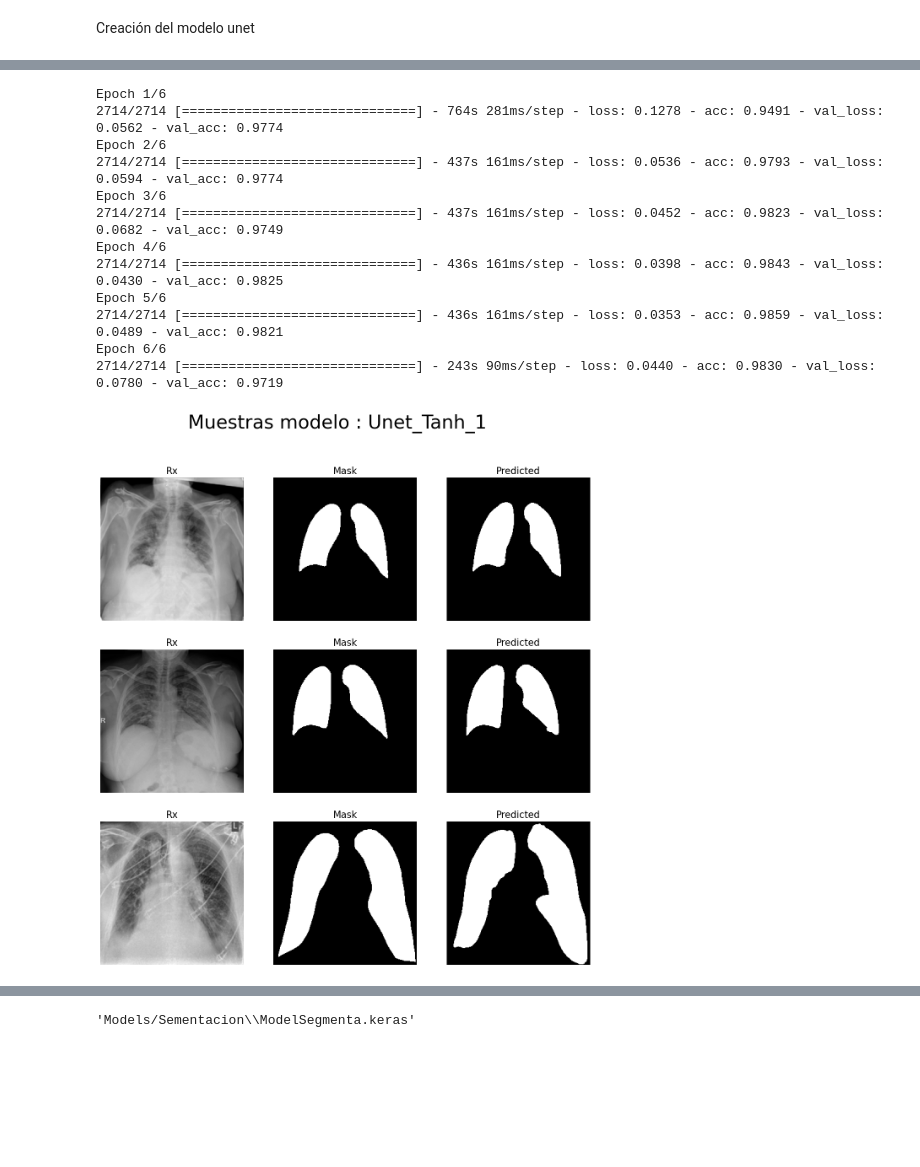
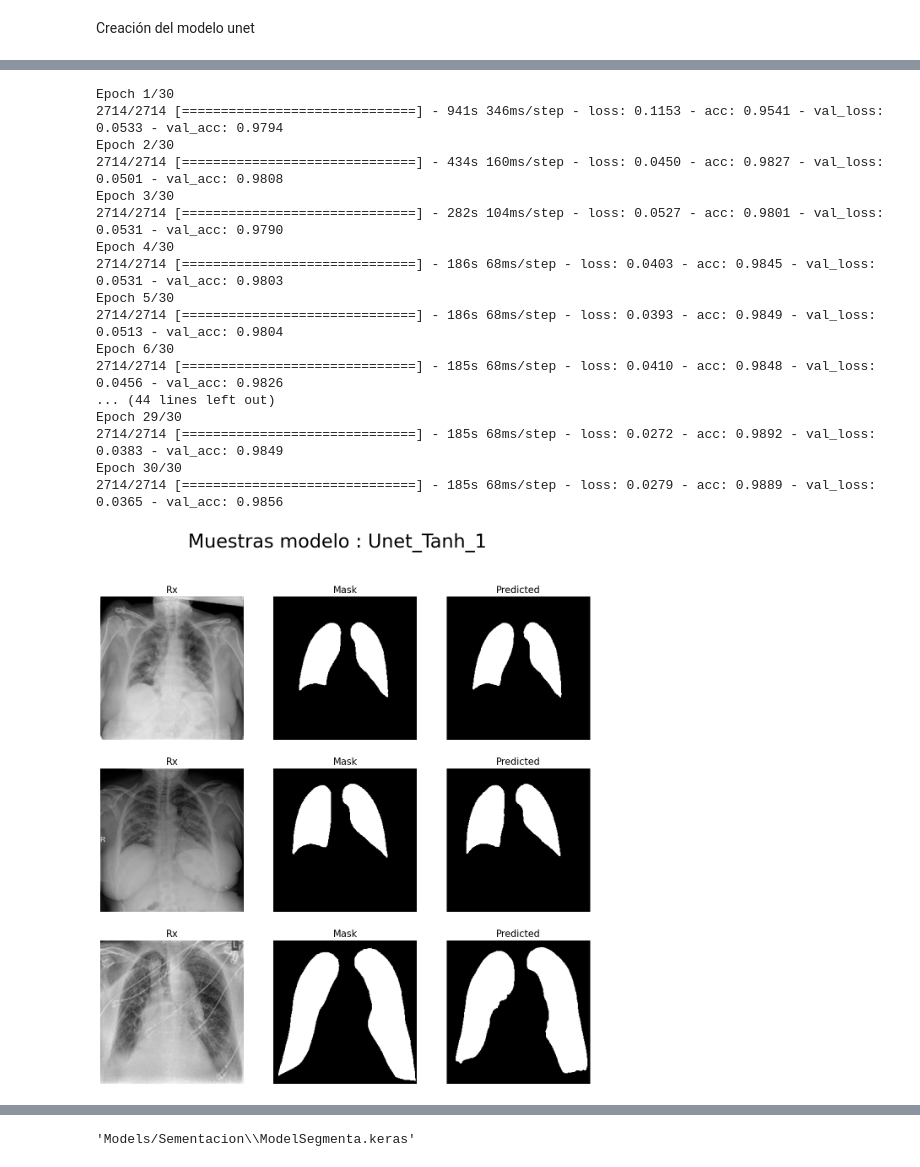
Before and after one commit to JardiGarci/CovidClassification, a Jupyter notebook: TrainingUnet.ipynb, the cells around one changed output, grey strips where cells are left out. Cells and saved outputs as stored; diff of their text form; code cells hidden in the pictures; blank space fills up the shorter version.

```diff
--- a/TrainingUnet.ipynb
+++ b/TrainingUnet.ipynb
@@ -77,11 +77,11 @@ model_name_all = []
 # %%
 model_name =  'Unet_Sigmoid_1'      # Nombre del modelo
 image_size = 256                    # Tamano de las imágenes
-batch_size = 6                      # Tamano del batch
+batch_size = 8                      # Tamano del batch
 f = [64, 128, 256, 512, 1024]       # Numéro de capas convolucionales
 activation = 'sigmoid'              # Función de activación
 adam_value = 0.00005                # Valor Adam
-epochs = 6                         # Número de épocas
+epochs = 30                         # Número de épocas
 Adam = keras.optimizers.Adam(learning_rate=adam_value)
 
 # Generación de datos a partir de función
@@ -167,7 +172,7 @@ batch_size = 8                      # Tamano del batch
 f = [64, 128, 256, 512, 1024]       # Numéro de capas convolucionales
 activation = 'sigmoid'              # Función de activación
 adam_value = 0.00001                # Valor Adam
-epochs = 6                         # Número de épocas
+epochs = 30                         # Número de épocas
 Adam = keras.optimizers.Adam(learning_rate=adam_value)
 
 # Generación de datos a partir de función
@@ -253,7 +263,7 @@ batch_size = 8                      # Tamano del batch
 f = [64, 128, 256, 512, 1024]       # Numéro de capas convolucionales
 activation = 'tanh'              # Función de activación
 adam_value = 0.00005                # Valor Adam
-epochs = 6                         # Número de épocas
+epochs = 30                         # Número de épocas
 Adam = keras.optimizers.Adam(learning_rate=adam_value)
 
 # Generación de datos a partir de función
@@ -292,46 +302,51 @@ my_file.write(f" Valor Adam : {adam_value:,.6f}\n")
 my_file.write(f" Tiempo de entrenamiento : {fin-inicio:,.2f} segundos\n")
 my_file.write(f" Valor de precisión en el conjunto de validación : {history.history['val_acc'][-1]} \n")
 my_file.write(f" Valor de perdida en el conjunto de validación : {history.history['val_loss'][-1]} \n")
 my_file.close()
 
 # Imagen con ejemplos de predicciones
 plt.figure(figsize= [15,15])
 plt.suptitle(f"Muestras modelo : {model_name}", fontsize = 32)
 for i in range(3):
     x,y = train_gen.__getitem__(i)
     y_predicted = model.predict(x,verbose = 0)
 
     plt.subplot( 3 , 3 , i * 3 + 1)
     plt.axis("off")
     plt.title("Rx", fontsize = 16)
     plt.imshow(x[0,:,:,0], cmap="gray")
 
     plt.subplot( 3 , 3 , i * 3 + 2)
     plt.axis("off")
     plt.title("Mask", fontsize = 16)
     plt.imshow(y[0,:,:,0], cmap="gray")
 
     plt.subplot( 3 , 3 , i * 3 + 3)
     plt.axis("off")
     plt.title("Predicted", fontsize = 16)
     plt.imshow(y_predicted[0,:,:,0] > 0.5, cmap="gray")
 
 path_save_img = os.path.join(path_save, model_name + '.png') # Guardado del modelo
 plt.savefig(path_save_img, bbox_inches='tight')
 # %% [output]
-Epoch 1/6
-2714/2714 [==============================] - 764s 281ms/step - loss: 0.1278 - acc: 0.9491 - val_loss: 0.0562 - val_acc: 0.9774
-Epoch 2/6
-2714/2714 [==============================] - 437s 161ms/step - loss: 0.0536 - acc: 0.9793 - val_loss: 0.0594 - val_acc: 0.9774
-Epoch 3/6
-2714/2714 [==============================] - 437s 161ms/step - loss: 0.0452 - acc: 0.9823 - val_loss: 0.0682 - val_acc: 0.9749
-Epoch 4/6
-2714/2714 [==============================] - 436s 161ms/step - loss: 0.0398 - acc: 0.9843 - val_loss: 0.0430 - val_acc: 0.9825
-Epoch 5/6
-2714/2714 [==============================] - 436s 161ms/step - loss: 0.0353 - acc: 0.9859 - val_loss: 0.0489 - val_acc: 0.9821
-Epoch 6/6
-2714/2714 [==============================] - 243s 90ms/step - loss: 0.0440 - acc: 0.9830 - val_loss: 0.0780 - val_acc: 0.9719
+Epoch 1/30
+2714/2714 [==============================] - 941s 346ms/step - loss: 0.1153 - acc: 0.9541 - val_loss: 0.0533 - val_acc: 0.9794
+Epoch 2/30
+2714/2714 [==============================] - 434s 160ms/step - loss: 0.0450 - acc: 0.9827 - val_loss: 0.0501 - val_acc: 0.9808
+Epoch 3/30
+2714/2714 [==============================] - 282s 104ms/step - loss: 0.0527 - acc: 0.9801 - val_loss: 0.0531 - val_acc: 0.9790
+Epoch 4/30
+2714/2714 [==============================] - 186s 68ms/step - loss: 0.0403 - acc: 0.9845 - val_loss: 0.0531 - val_acc: 0.9803
+Epoch 5/30
+2714/2714 [==============================] - 186s 68ms/step - loss: 0.0393 - acc: 0.9849 - val_loss: 0.0513 - val_acc: 0.9804
+Epoch 6/30
+2714/2714 [==============================] - 185s 68ms/step - loss: 0.0410 - acc: 0.9848 - val_loss: 0.0456 - val_acc: 0.9826
+... (44 lines left out)
+Epoch 29/30
+2714/2714 [==============================] - 185s 68ms/step - loss: 0.0272 - acc: 0.9892 - val_loss: 0.0383 - val_acc: 0.9849
+Epoch 30/30
+2714/2714 [==============================] - 185s 68ms/step - loss: 0.0279 - acc: 0.9889 - val_loss: 0.0365 - val_acc: 0.9856
-[figure, old version]
+[figure, new version]
 # %%
 model_name =  'Unet_Tanh_2'   # Nombre del modelo
 image_size = 256                    # Tamano de las imágenes
```
Also changed, not shown: parts of 5 cells of this notebook.
